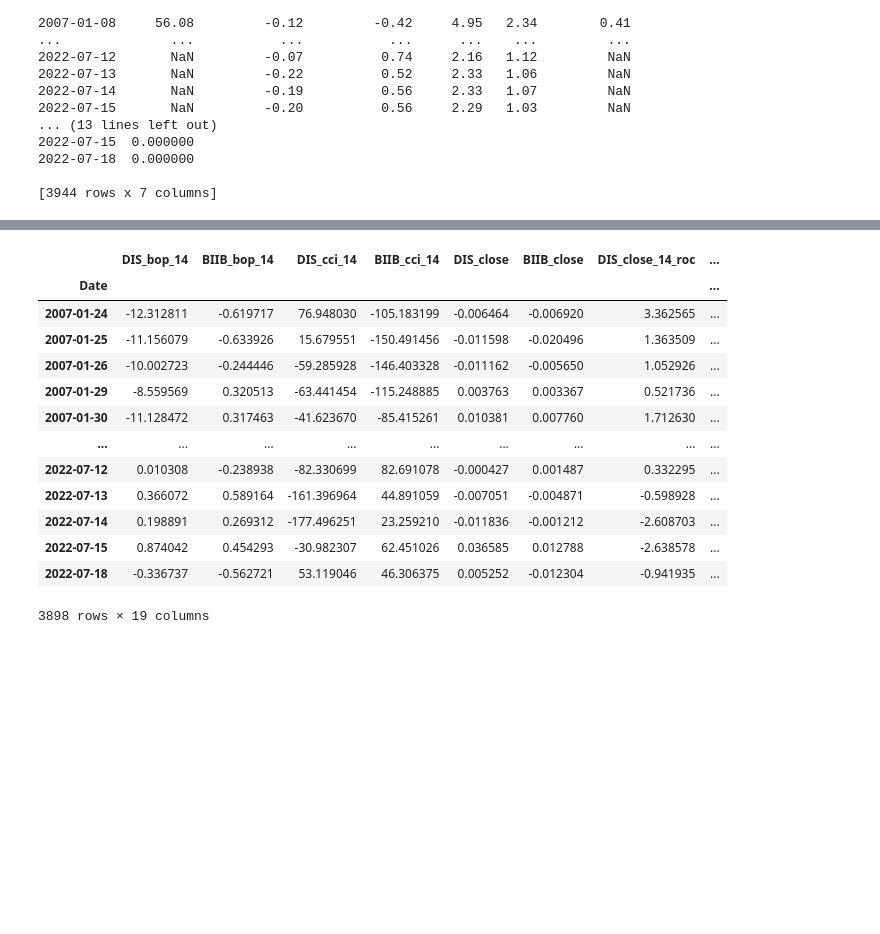
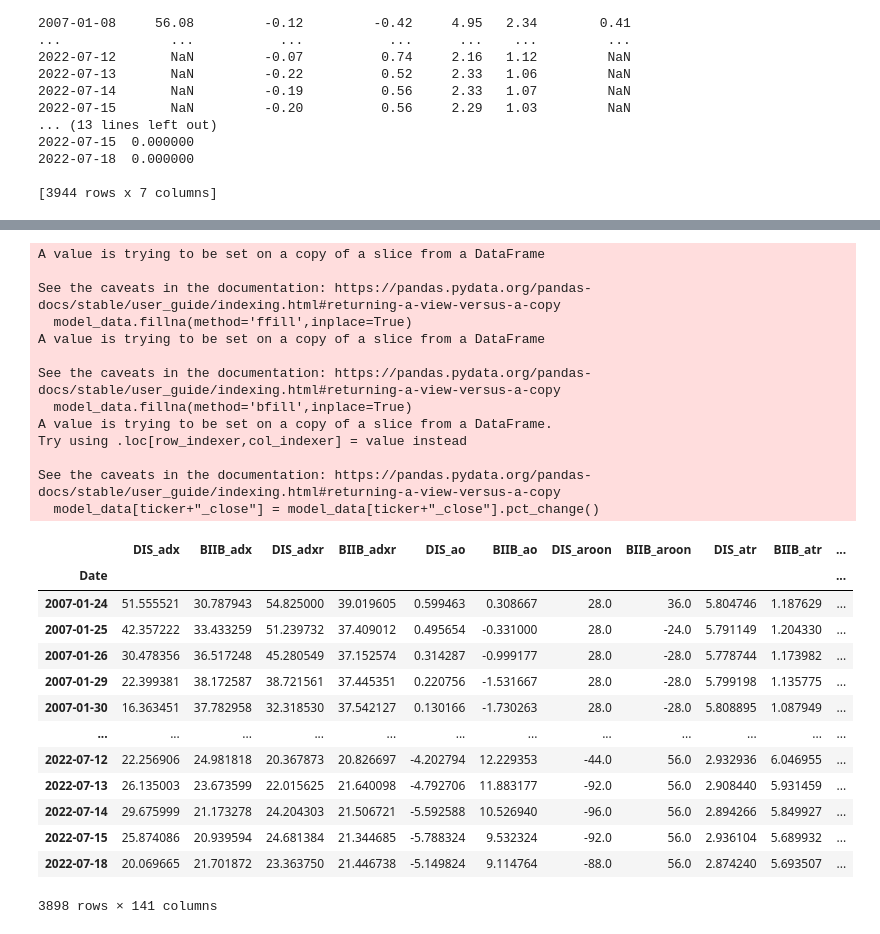
Before and after one commit to inderkaur19/Portfolio_management, a Jupyter notebook: Portfolio_Management_V6.ipynb, the cells around one changed output, grey strips where cells are left out. Drawn from its saved outputs; the diff is of its cells as text; code cells hidden in the pictures; blank space fills up the shorter version.

```diff
--- a/Portfolio_Management_V6.ipynb
+++ b/Portfolio_Management_V6.ipynb
@@ -177,6 +161,8 @@ the dataframe after the columns have been renamed
 | 2022-12-29 | 276.000000 | 87.180000 | 594000 | 13045100 | 274.829987 | 85.250000 | 279.140015 | 88.239998 | 274.299988 | ... |
 | 2022-12-30 | 276.920013 | 86.879997 | 640700 | 23231000 | 274.980011 | 85.730003 | 277.149994 | 87.120003 | 272.200012 | ... |
 4028 rows × 10 columns
+# %%
+pd.set_option('display.max_rows', 100)
 # %%
 from stockstats import StockDataFrame
 def extract_and_wrap_ticker_data(df, columns):
@@ -335,11 +329,18 @@ final_df
 # %%
 final_df2=final_df.copy()
+
 for ticker in tickers:
-    final_df2[ticker+"_close"] = final_df2[ticker+"_close"].pct_change()
-#     final_df.drop(columns=[ticker+"_adj close"],inplace=True)
+#     final_df2[ticker+"_close"] = final_df2[ticker+"_close"].pct_change()
+    final_df2.drop(columns=[ticker+"_cr",ticker+"_cr-ma1",ticker+"_cr-ma2",ticker+"_cr-ma3"],inplace=True)
+    final_df2[ticker+'_close']=final_df2[ticker+'_close'].shift(-1)
+    print(final_df2)
 #     final_df2=final_df2.dropna(subset=[ticker+"_close",ticker+"_close_14_sma",ticker+"_close_14_roc",ticker+"_boll_ub",ticker+"_boll_lb",ticker+"_boll"])
+final_df2.fillna(method='ffill',inplace=True)
+final_df2.fillna(method='bfill',inplace=True)
+
 final_df2=final_df2.loc[14:]
 final_df2.set_index(['Date'],inplace=True)
 final_df2.drop(columns=['wti_spot','ted_spread'],inplace=True)
+
 final_df2
 # %% [output]
@@ -363,7 +392,11 @@ from sklearn.ensemble import RandomForestRegressor
 def check_var_importance(df,ticker):
     # Separate features (X) and target (y)
     # AAPL_df.drop(columns=["AAPL_cr"],inplace=True)
-    df= df.dropna()
+    df.ffill(inplace=True)
+    df.bfill(inplace=True)
+    print("**************************")
+#     print(df.isnull())
+
     X = df  # Use relevant columns
     y = df[ticker+'_close']  # Target variable is 'Close'
 
@@ -406,6 +439,7 @@ feat_importance_all=pd.DataFrame()
 for ticker in tickers:
 
     matching_columns = [col for col in final_df2.columns if ticker in col]
+#     print(matching_columns)
 #     matching_columns.append([])
     # # Print matching columns
     # for col in matching_columns:
@@ -418,7 +452,7 @@ for ticker in tickers:
 feat_importance_all=feat_importance_all.T.drop_duplicates(keep='first').T
 feat_importance_all["Average_relative_Importance"]=feat_importance_all.iloc[:,1:].mean(axis=1)
 print(feat_importance_all)
-threshold = .01  # Example threshold value
+threshold = 1e-6 # Example threshold value
 
 # Create a boolean mask based on the condition
 mask = feat_importance_all['Average_relative_Importance'] >= threshold
@@ -504,21 +578,47 @@ final_col_names
 # %%
-model_data=final_df2[final_col_names]
+
+model_data=final_df[['Date']+final_col_names]
+
+model_data.fillna(method='ffill',inplace=True)
+model_data.fillna(method='bfill',inplace=True)
+
+
+# model_data.set_index(['Date'],inplace=True)
+for ticker in tickers:
+    model_data[ticker+"_close"] = model_data[ticker+"_close"].pct_change()
+#     print(model_data)
+model_data=model_data.loc[14:]
+
+model_data=model_data.set_index('Date')
 model_data
 # %% [output]
+A value is trying to be set on a copy of a slice from a DataFrame
+
+See the caveats in the documentation: https://pandas.pydata.org/pandas-docs/stable/user_guide/indexing.html#returning-a-view-versus-a-copy
+  model_data.fillna(method='ffill',inplace=True)
+A value is trying to be set on a copy of a slice from a DataFrame
+
+See the caveats in the documentation: https://pandas.pydata.org/pandas-docs/stable/user_guide/indexing.html#returning-a-view-versus-a-copy
+  model_data.fillna(method='bfill',inplace=True)
+A value is trying to be set on a copy of a slice from a DataFrame.
+Try using .loc[row_indexer,col_indexer] = value instead
+
+See the caveats in the documentation: https://pandas.pydata.org/pandas-docs/stable/user_guide/indexing.html#returning-a-view-versus-a-copy
+  model_data[ticker+"_close"] = model_data[ticker+"_close"].pct_change()
-|  | DIS_bop_14 | BIIB_bop_14 | DIS_cci_14 | BIIB_cci_14 | DIS_close | BIIB_close | DIS_close_14_roc | ... |
-| Date |  |  |  |  |  |  |  | ... |
-| 2007-01-24 | -12.312811 | -0.619717 | 76.948030 | -105.183199 | -0.006464 | -0.006920 | 3.362565 | ... |
-| 2007-01-25 | -11.156079 | -0.633926 | 15.679551 | -150.491456 | -0.011598 | -0.020496 | 1.363509 | ... |
-| 2007-01-26 | -10.002723 | -0.244446 | -59.285928 | -146.403328 | -0.011162 | -0.005650 | 1.052926 | ... |
-| 2007-01-29 | -8.559569 | 0.320513 | -63.441454 | -115.248885 | 0.003763 | 0.003367 | 0.521736 | ... |
-| 2007-01-30 | -11.128472 | 0.317463 | -41.623670 | -85.415261 | 0.010381 | 0.007760 | 1.712630 | ... |
-| ... | ... | ... | ... | ... | ... | ... | ... | ... |
-| 2022-07-12 | 0.010308 | -0.238938 | -82.330699 | 82.691078 | -0.000427 | 0.001487 | 0.332295 | ... |
-| 2022-07-13 | 0.366072 | 0.589164 | -161.396964 | 44.891059 | -0.007051 | -0.004871 | -0.598928 | ... |
-| 2022-07-14 | 0.198891 | 0.269312 | -177.496251 | 23.259210 | -0.011836 | -0.001212 | -2.608703 | ... |
-| 2022-07-15 | 0.874042 | 0.454293 | -30.982307 | 62.451026 | 0.036585 | 0.012788 | -2.638578 | ... |
-| 2022-07-18 | -0.336737 | -0.562721 | 53.119046 | 46.306375 | 0.005252 | -0.012304 | -0.941935 | ... |
+|  | DIS_adx | BIIB_adx | DIS_adxr | BIIB_adxr | DIS_ao | BIIB_ao | DIS_aroon | BIIB_aroon | DIS_atr | BIIB_atr | ... |
+| Date |  |  |  |  |  |  |  |  |  |  | ... |
+| 2007-01-24 | 51.555521 | 30.787943 | 54.825000 | 39.019605 | 0.599463 | 0.308667 | 28.0 | 36.0 | 5.804746 | 1.187629 | ... |
+| 2007-01-25 | 42.357222 | 33.433259 | 51.239732 | 37.409012 | 0.495654 | -0.331000 | 28.0 | -24.0 | 5.791149 | 1.204330 | ... |
+| 2007-01-26 | 30.478356 | 36.517248 | 45.280549 | 37.152574 | 0.314287 | -0.999177 | 28.0 | -28.0 | 5.778744 | 1.173982 | ... |
+| 2007-01-29 | 22.399381 | 38.172587 | 38.721561 | 37.445351 | 0.220756 | -1.531667 | 28.0 | -28.0 | 5.799198 | 1.135775 | ... |
+| 2007-01-30 | 16.363451 | 37.782958 | 32.318530 | 37.542127 | 0.130166 | -1.730263 | 28.0 | -28.0 | 5.808895 | 1.087949 | ... |
+| ... | ... | ... | ... | ... | ... | ... | ... | ... | ... | ... | ... |
+| 2022-07-12 | 22.256906 | 24.981818 | 20.367873 | 20.826697 | -4.202794 | 12.229353 | -44.0 | 56.0 | 2.932936 | 6.046955 | ... |
+| 2022-07-13 | 26.135003 | 23.673599 | 22.015625 | 21.640098 | -4.792706 | 11.883177 | -92.0 | 56.0 | 2.908440 | 5.931459 | ... |
+| 2022-07-14 | 29.675999 | 21.173278 | 24.204303 | 21.506721 | -5.592588 | 10.526940 | -96.0 | 56.0 | 2.894266 | 5.849927 | ... |
+| 2022-07-15 | 25.874086 | 20.939594 | 24.681384 | 21.344685 | -5.788324 | 9.532324 | -92.0 | 56.0 | 2.936104 | 5.689932 | ... |
+| 2022-07-18 | 20.069665 | 21.701872 | 23.363750 | 21.446738 | -5.149824 | 9.114764 | -88.0 | 56.0 | 2.874240 | 5.693507 | ... |
-3898 rows × 19 columns
+3898 rows × 141 columns
 # %%
 class WindowGenerator():
     """This class takes time series data that is in a sequential format, transforming
```
Also changed, not shown: parts of 47 cells of this notebook.
